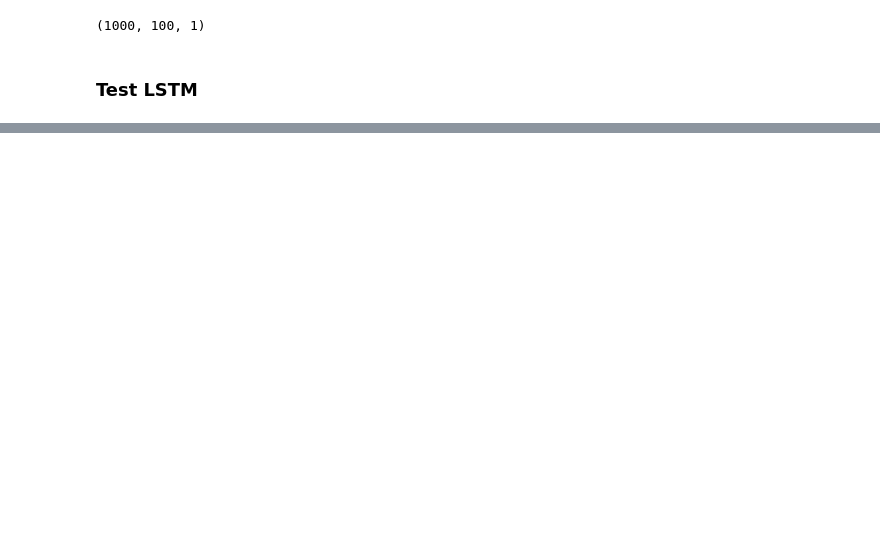
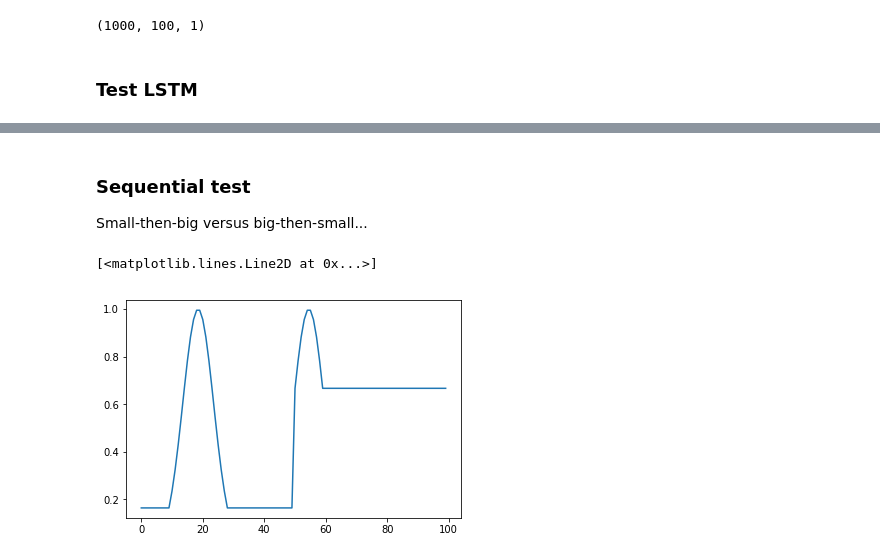
Before and after one commit to HazyResearch/metal, a Jupyter notebook: notebooks/LSTM_diagnostics.ipynb, the cells around one changed output, grey strips where cells are left out. Drawn from its saved outputs; the diff is of its cells as text; code cells hidden in the pictures; blank space fills up the shorter version.

Commit message:
Adds tests

```diff
--- a/notebooks/LSTM_diagnostics.ipynb
+++ b/notebooks/LSTM_diagnostics.ipynb
@@ -110,0 +116,10 @@ Sequential(
+# %%
+def generate_dataset_2(n=1000, signal_len=100, spike_width=20, spike_std=5):
+    Y = np.random.randint(1, 3, n) # Note: labels in {1,2}
+    X = np.array(
+        [generate_signal(signal_len, spike_width, spike_std, n_spikes=y) for y in Y]
+    ).reshape(n, signal_len, 1)
+    return X, Y
+
+X, Y = generate_dataset_2()
+X_test, Y_test = generate_dataset_2()
@@ -110,0 +155,18 @@ Sequential(
+# %%
+def generate_dataset_3(n=1000, signal_len=100, spike_width=20, spike_std=5):
+    Y = np.random.randint(1, 3, n) # Note: labels in {1,2}
+    X = np.array([
+        generate_signal(
+            signal_len,
+            spike_width, spike_std,
+            n_spikes=y-1,
+            a=np.random.rand(),
+            b=np.random.rand()
+    ) for y in Y]).reshape(n, signal_len, 1)
+    return X, Y
+
+X, Y = generate_dataset_3()
+X_dev, Y_dev = generate_dataset_3()
+X_test, Y_test = generate_dataset_3()
+
+test_lstm(X, Y, X_test, Y_test, X_dev=X_dev, Y_dev=Y_dev, lstm_reduction="attention", lr=0.01, n_epochs=25)
@@ -110,0 +202,22 @@ Sequential(
+# %% [markdown]
+### Sequential test
+Small-then-big versus big-then-small...
+# %%
+def generate_dataset_4(n=1000, signal_len=100, spike_width=10, spike_std=5):
+    Y = np.random.randint(1, 3, n) # Note: labels in {1,2}
+    X = np.array([
+        np.vstack([
+            generate_signal(int(0.5*signal_len), y * spike_width, spike_std, n_spikes=1),
+            generate_signal(int(0.5*signal_len), (1 + 2*(y%2)) * spike_width, spike_std, n_spikes=1)
+        ])
+        for y in Y
+    ]).reshape(n, signal_len, 1)
+    return X, Y
+
+X, Y = generate_dataset_4()
+X_test, Y_test = generate_dataset_4()
+# %%
+plt.plot(X[1])
+# %% [output]
+[<matplotlib.lines.Line2D at 0x...>]
+[figure, added]
```
Also changed, not shown: parts of 17 cells of this notebook.
